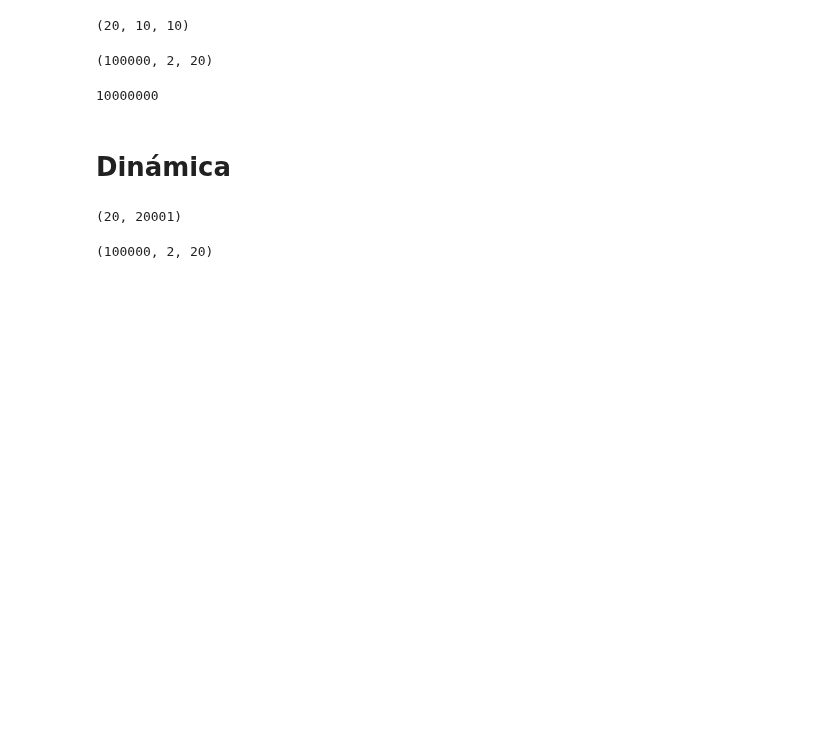
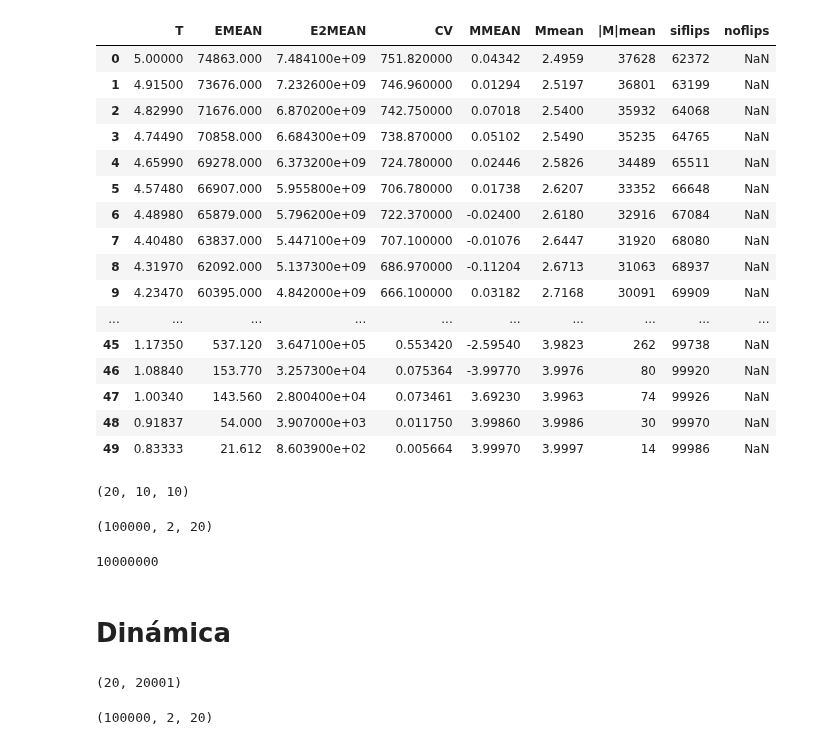
Before and after one commit to Modelizacion-de-Materiales/ModelizacionSolucionProblemas, a Jupyter notebook: Guia5-MC/Guia5-MC-python/MC_plots.ipynb, the cells around one changed output. Drawn from its saved outputs; the diff is of its cells as text; code cells hidden in the pictures; blank space fills up the shorter version.

```diff
--- a/Guia5-MC/Guia5-MC-python/MC_plots.ipynb
+++ b/Guia5-MC/Guia5-MC-python/MC_plots.ipynb
@@ -16,2 +14,24 @@ TypeError: 'numpy.float64' object is not iterable
+# %%
+result = pd.read_csv('output2x2-100000mcs.dat', header=0, sep='\s+')
+# %%
+result
+# %% [output]
+|  | T | EMEAN | E2MEAN | CV | MMEAN | Mmean | |M|mean | siflips | noflips |
+| 0 | 5.00000 | 74863.000 | 7.484100e+09 | 751.820000 | 0.04342 | 2.4959 | 37628 | 62372 | NaN |
+| 1 | 4.91500 | 73676.000 | 7.232600e+09 | 746.960000 | 0.01294 | 2.5197 | 36801 | 63199 | NaN |
+| 2 | 4.82990 | 71676.000 | 6.870200e+09 | 742.750000 | 0.07018 | 2.5400 | 35932 | 64068 | NaN |
+| 3 | 4.74490 | 70858.000 | 6.684300e+09 | 738.870000 | 0.05102 | 2.5490 | 35235 | 64765 | NaN |
+| 4 | 4.65990 | 69278.000 | 6.373200e+09 | 724.780000 | 0.02446 | 2.5826 | 34489 | 65511 | NaN |
+| 5 | 4.57480 | 66907.000 | 5.955800e+09 | 706.780000 | 0.01738 | 2.6207 | 33352 | 66648 | NaN |
+| 6 | 4.48980 | 65879.000 | 5.796200e+09 | 722.370000 | -0.02400 | 2.6180 | 32916 | 67084 | NaN |
+| 7 | 4.40480 | 63837.000 | 5.447100e+09 | 707.100000 | -0.01076 | 2.6447 | 31920 | 68080 | NaN |
+| 8 | 4.31970 | 62092.000 | 5.137300e+09 | 686.970000 | -0.11204 | 2.6713 | 31063 | 68937 | NaN |
+| 9 | 4.23470 | 60395.000 | 4.842000e+09 | 666.100000 | 0.03182 | 2.7168 | 30091 | 69909 | NaN |
+| ... | ... | ... | ... | ... | ... | ... | ... | ... | ... |
+| 45 | 1.17350 | 537.120 | 3.647100e+05 | 0.553420 | -2.59540 | 3.9823 | 262 | 99738 | NaN |
+| 46 | 1.08840 | 153.770 | 3.257300e+04 | 0.075364 | -3.99770 | 3.9976 | 80 | 99920 | NaN |
+| 47 | 1.00340 | 143.560 | 2.800400e+04 | 0.073461 | 3.69230 | 3.9963 | 74 | 99926 | NaN |
+| 48 | 0.91837 | 54.000 | 3.907000e+03 | 0.011750 | 3.99860 | 3.9986 | 30 | 99970 | NaN |
+| 49 | 0.83333 | 21.612 | 8.603900e+02 | 0.005664 | 3.99970 | 3.9997 | 14 | 99986 | NaN |
 # %%
 input_pickle = '10x10_100000-steps.pkl'
```
Also changed, not shown: parts of 14 cells of this notebook, 3 other files.
